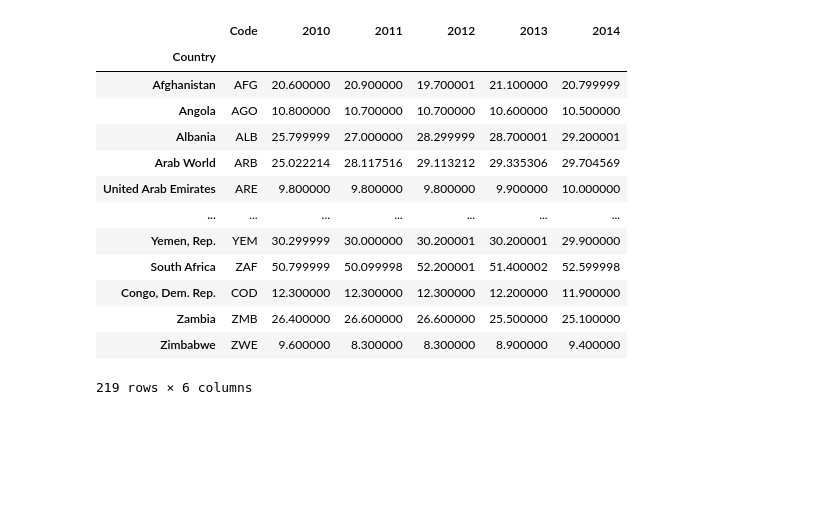
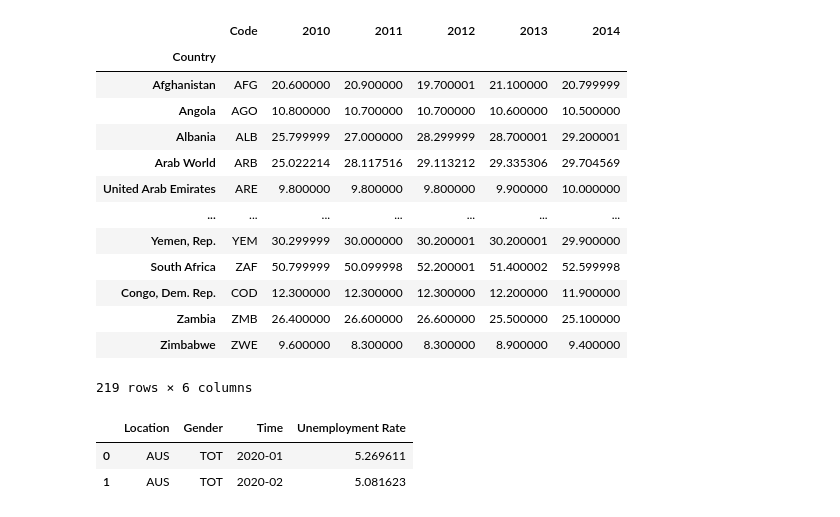
Before and after one commit to salman79057/world-unemployment-analysis-and-visualization, a Jupyter notebook: notebook.ipynb, the cells around one changed output. Saved outputs shown, nothing was run; the diff lists cells and outputs as text; code cells hidden in the pictures; blank space fills up the shorter version.

```diff
--- a/notebook.ipynb
+++ b/notebook.ipynb
@@ -64,0 +66,6 @@ df_apps.groupby('Type').count()['App'].plot(kind="bar")
+# %%
+df2.head(2)
+# %% [output]
+|  | Location | Gender | Time | Unemployment Rate |
+| 0 | AUS | TOT | 2020-01 | 5.269611 |
+| 1 | AUS | TOT | 2020-02 | 5.081623 |
```
Also changed, not shown: parts of 11 cells of this notebook, 4 other files.
